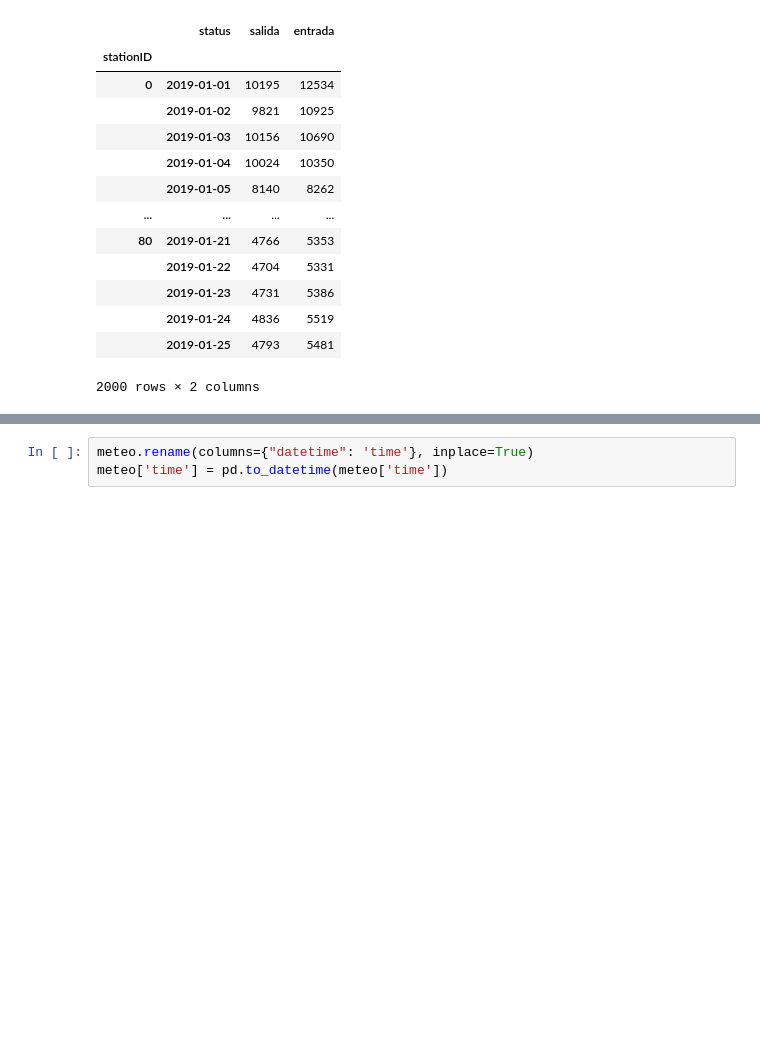
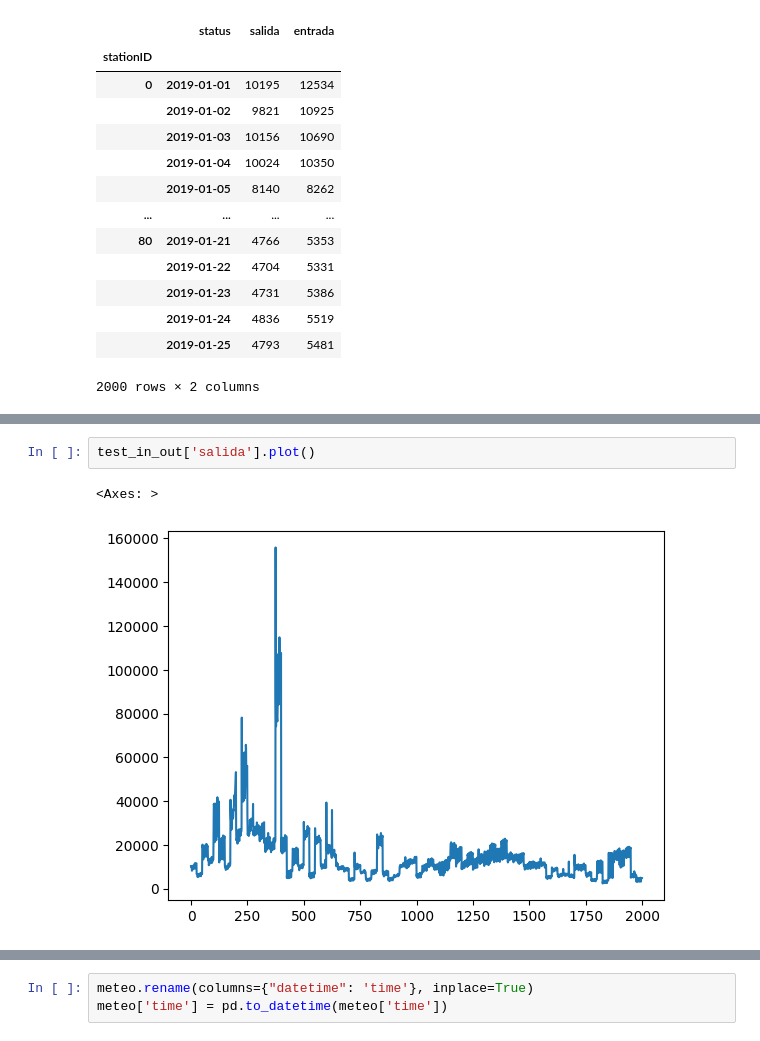
Before and after one commit to quiquecueto/TFM-Intelligent-Systems, a Jupyter notebook: TFM_project.ipynb, the cells around one changed output, grey strips where cells are left out. Saved outputs shown, nothing was run; the diff lists cells and outputs as text; blank space fills up the shorter version.

```diff
--- a/TFM_project.ipynb
+++ b/TFM_project.ipynb
@@ -312,0 +322,5 @@ test_in_out
+# %%
+test_in_out['salida'].plot()
+# %% [output]
+<Axes: >
+[figure, added]
```
Also changed, not shown: parts of 31 cells of this notebook.
